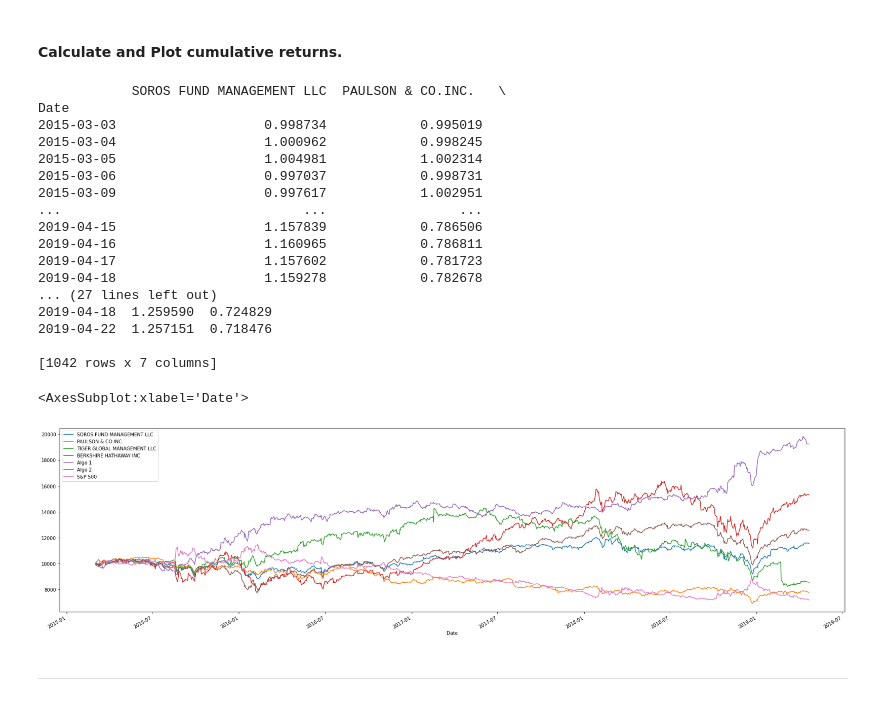
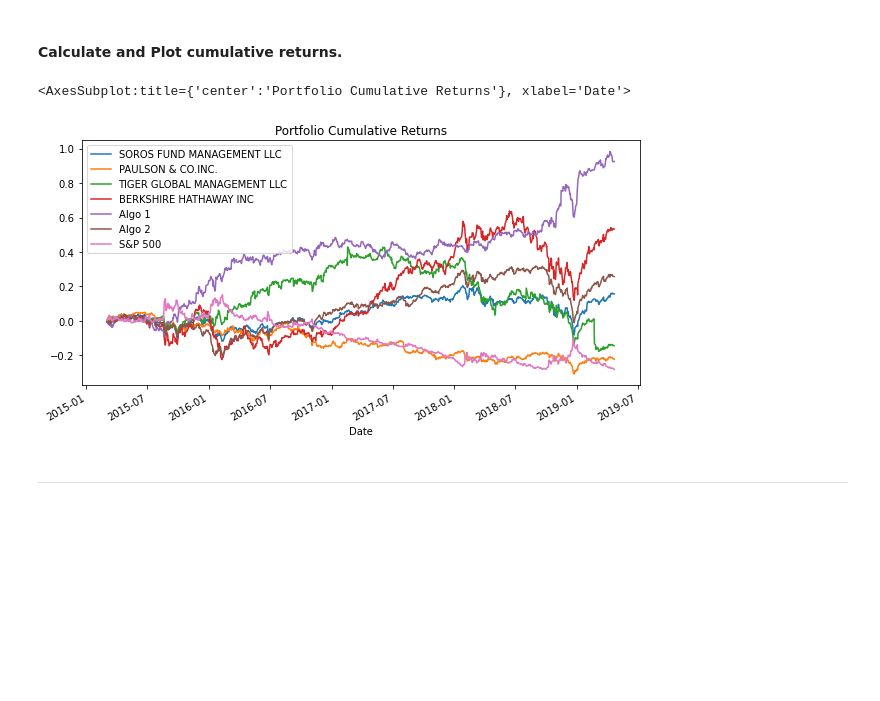
Before and after one commit to Wil-bro0824/A_Whale_Off_PortFolio, a Jupyter notebook: whale_analysis.ipynb, the cells around one changed output. Cells and saved outputs as stored; diff of their text form; code cells hidden in the pictures; blank space fills up the shorter version.

```diff
--- a/whale_analysis.ipynb
+++ b/whale_analysis.ipynb
@@ -100,15 +101,14 @@ sp500_df['Close'] = sp500_df['Close'].str.replace('$','').astype(float)
 # %%
 # Calculate Daily Returns
-sp500_daily_return = sp500_df['Close'].pct_change()
+sp500_df['Close'] = sp500_df['Close'].pct_change()
 # %%
 # Drop nulls
-sp500_daily_return = sp500_daily_return.dropna()
+sp500_df = sp500_df.dropna()
 # %%
 # Rename `Close` Column to be specific to this portfolio.
-sp500_daily_return_df = pd.DataFrame(sp500_daily_return)
-sp500_daily_return_df['S&P 500'] = sp500_daily_return_df['Close']
-del sp500_daily_return_df['Close']
-sp500_daily_return_df.head()
+sp500_df['S&P 500'] = sp500_df['Close']
+del sp500_df['Close']
+sp500_df.head()
 # %% [output]
 |  | S&P 500 |
 | Date |  |
@@ -122,7 +122,7 @@ sp500_daily_return_df.head()
 # %%
 # Join Whale Returns, Algorithmic Returns, and the S&P 500 Returns into a single DataFrame with columns for each portfolio's returns.
 portfolio_returns_df = pd.merge(whale_df,algo_df, how= 'inner', on= 'Date')
-portfolio_returns_df = pd.merge(portfolio_returns_df, sp500_daily_return_df, how= 'inner', on = 'Date')
+portfolio_returns_df = pd.merge(portfolio_returns_df, sp500_df, how= 'inner', on = 'Date')
 portfolio_returns_df.head()
 # %% [output]
 |  | Date | SOROS FUND MANAGEMENT LLC | PAULSON & CO.INC. | TIGER GLOBAL MANAGEMENT LLC | BERKSHIRE HATHAWAY INC | Algo 1 | ... |
@@ -163,31 +163,13 @@ portfolio_returns_df.plot(figsize = (35, 24))
 #### Calculate and Plot cumulative returns.
 # %%
 # Calculate cumulative returns of all portfolios
-cumulative_return = (1 + portfolio_returns_df).cumprod()
-print(cumulative_returns)
+cumulative_return = (1 + portfolio_returns_df).cumprod() - 1
 
 # Plot cumulative returns
-(10000 * cumulative_return).plot(figsize = (30,8))
+cumulative_return.plot(figsize = (10,5), title="Portfolio Cumulative Returns")
 # %% [output]
-            SOROS FUND MANAGEMENT LLC  PAULSON & CO.INC.   \
-Date
-2015-03-03                   0.998734            0.995019
-2015-03-04                   1.000962            0.998245
-2015-03-05                   1.004981            1.002314
-2015-03-06                   0.997037            0.998731
-2015-03-09                   0.997617            1.002951
-...                               ...                 ...
-2019-04-15                   1.157839            0.786506
-2019-04-16                   1.160965            0.786811
-2019-04-17                   1.157602            0.781723
-2019-04-18                   1.159278            0.782678
-... (27 lines left out)
-2019-04-18  1.259590  0.724829
-2019-04-22  1.257151  0.718476
-
-[1042 rows x 7 columns]
+<AxesSubplot:title={'center':'Portfolio Cumulative Returns'}, xlabel='Date'>
-<AxesSubplot:xlabel='Date'>
-[figure, old version]
+[figure, new version]
 # %% [markdown]
 ---
 # %% [markdown]
```
Also changed, not shown: parts of 13 cells of this notebook.
